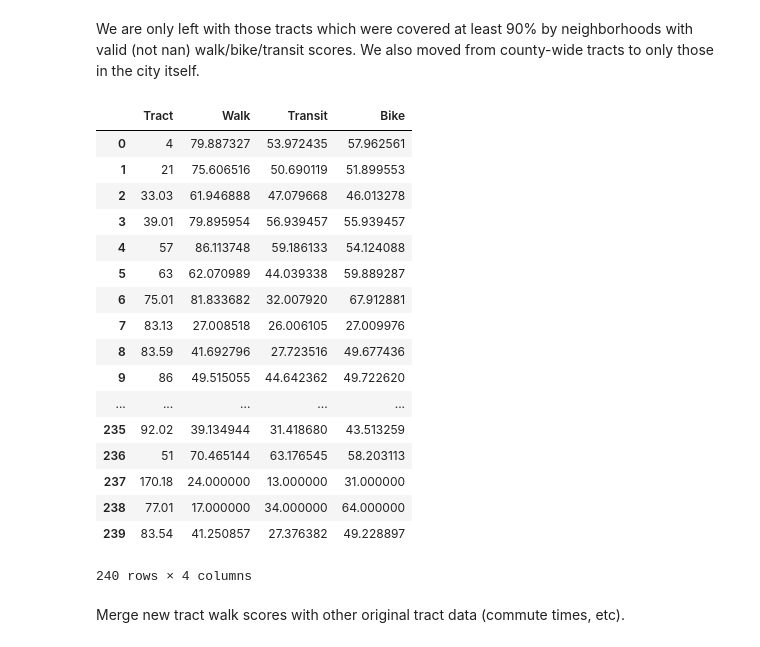
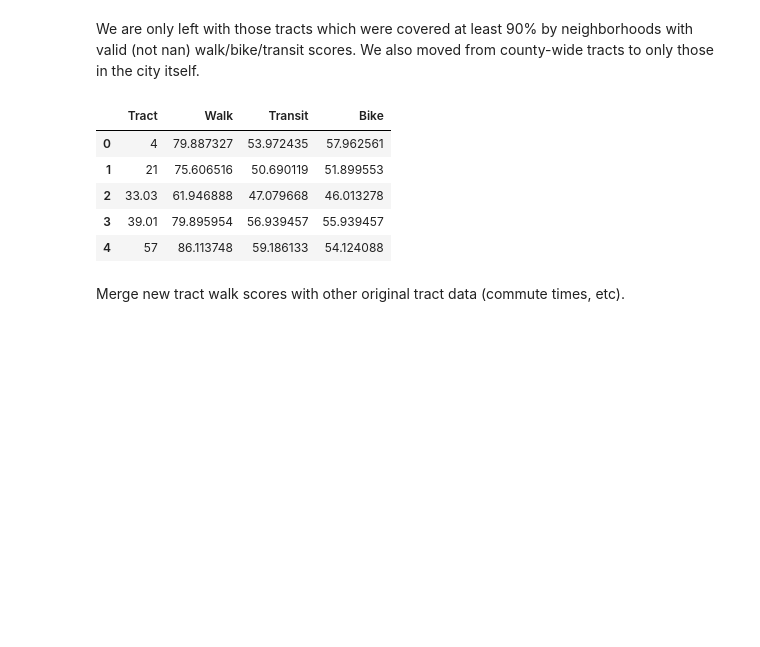
Before and after one commit to Hudsonnc/Pr_084, a Jupyter notebook: Pr_084_HackathonSubmission.ipynb, the cells around one changed output. Cells and saved outputs as stored; diff of their text form; code cells hidden in the pictures; blank space fills up the shorter version.

```diff
--- a/Pr_084_HackathonSubmission.ipynb
+++ b/Pr_084_HackathonSubmission.ipynb
@@ -443,26 +443,14 @@ We are only left with those tracts which were covered at least 90% by neighborho
 # %%
 tract_ws = pd.DataFrame(tract_ws_dict)[['Tract', 'Walk', 'Transit', 'Bike']].dropna().reset_index(drop=True)
 # %%
-tract_ws
+tract_ws.head()
 # %% [output]
 |  | Tract | Walk | Transit | Bike |
 | 0 | 4 | 79.887327 | 53.972435 | 57.962561 |
 | 1 | 21 | 75.606516 | 50.690119 | 51.899553 |
 | 2 | 33.03 | 61.946888 | 47.079668 | 46.013278 |
 | 3 | 39.01 | 79.895954 | 56.939457 | 55.939457 |
 | 4 | 57 | 86.113748 | 59.186133 | 54.124088 |
-| 5 | 63 | 62.070989 | 44.039338 | 59.889287 |
-| 6 | 75.01 | 81.833682 | 32.007920 | 67.912881 |
-| 7 | 83.13 | 27.008518 | 26.006105 | 27.009976 |
-| 8 | 83.59 | 41.692796 | 27.723516 | 49.677436 |
-| 9 | 86 | 49.515055 | 44.642362 | 49.722620 |
-| ... | ... | ... | ... | ... |
-| 235 | 92.02 | 39.134944 | 31.418680 | 43.513259 |
-| 236 | 51 | 70.465144 | 63.176545 | 58.203113 |
-| 237 | 170.18 | 24.000000 | 13.000000 | 31.000000 |
-| 238 | 77.01 | 17.000000 | 34.000000 | 64.000000 |
-| 239 | 83.54 | 41.250857 | 27.376382 | 49.228897 |
-240 rows × 4 columns
 # %% [markdown]
 Merge new tract walk scores with other original tract data (commute times, etc).
 # %%
```
Also changed, not shown: parts of 58 cells of this notebook.
